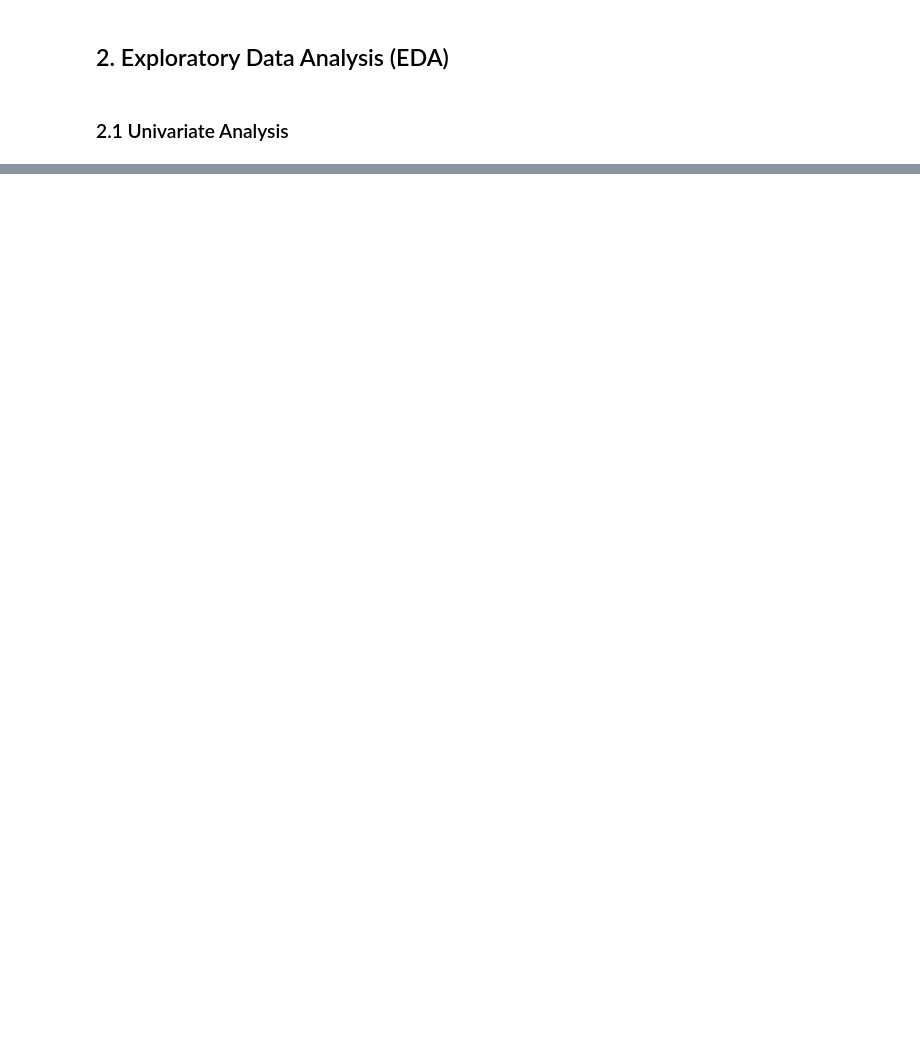
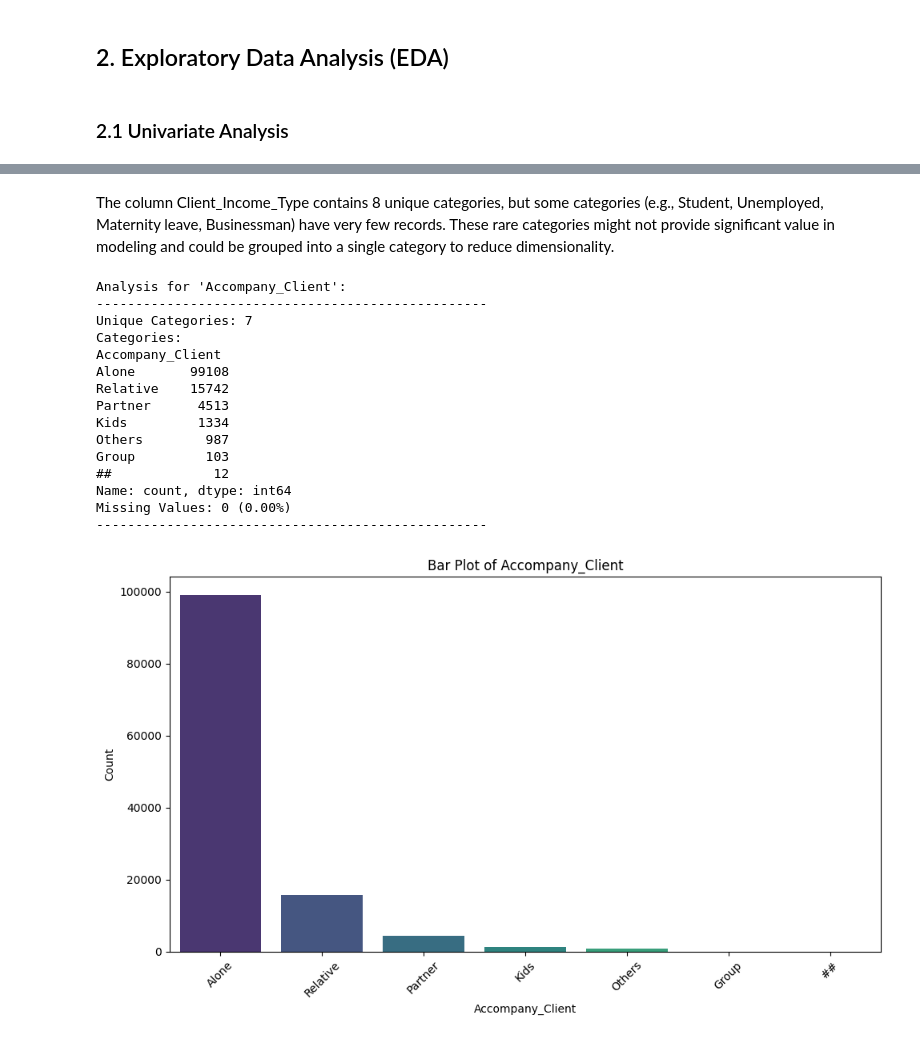
Before and after one commit to rohit180497/NBFI-Loan-Repayment, a Jupyter notebook: notebooks/Report.ipynb, the cells around one changed output, grey strips where cells are left out. Saved outputs shown, nothing was run; the diff lists cells and outputs as text; code cells hidden in the pictures; blank space fills up the shorter version.

```diff
--- a/notebooks/Report.ipynb
+++ b/notebooks/Report.ipynb
@@ -370,0 +522,21 @@ for col in categorical_cols:
+# %% [markdown]
+The column Client_Income_Type contains 8 unique categories, but some categories (e.g., Student, Unemployed, Maternity leave, Businessman) have very few records. These rare categories might not provide significant value in modeling and could be grouped into a single category to reduce dimensionality.
+# %%
+analyze_categorical_column(data, "Accompany_Client")
+# %% [output]
+Analysis for 'Accompany_Client':
+--------------------------------------------------
+Unique Categories: 7
+Categories:
+Accompany_Client
+Alone       99108
+Relative    15742
+Partner      4513
+Kids         1334
+Others        987
+Group         103
+##             12
+Name: count, dtype: int64
+Missing Values: 0 (0.00%)
+--------------------------------------------------
+[figure, added]
```
Also changed, not shown: parts of 46 cells of this notebook, 1 other file.
